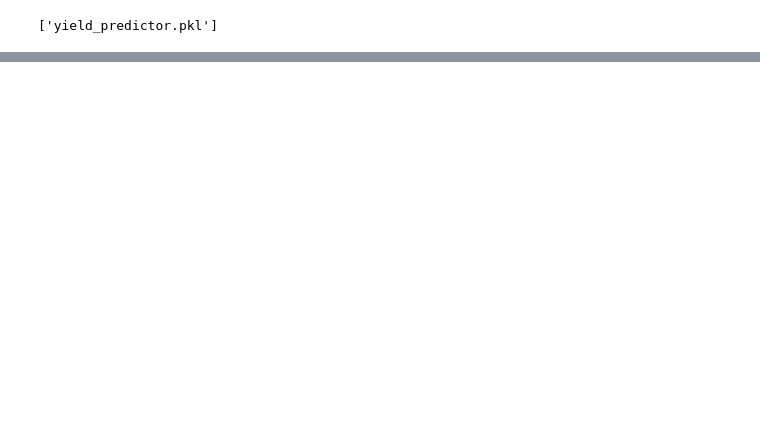
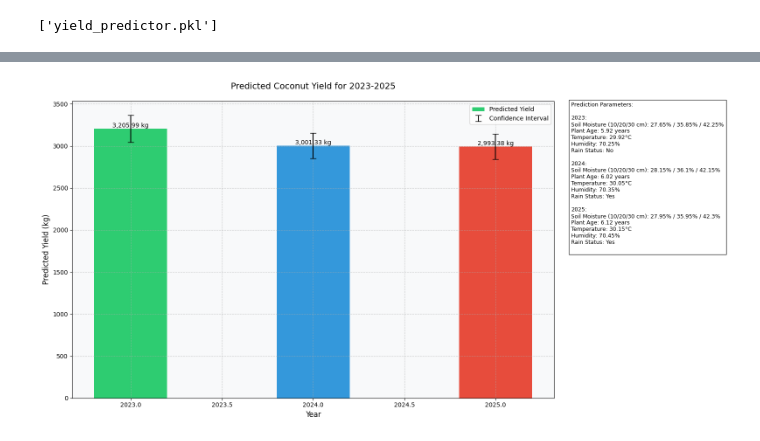
Before and after one commit to thanujaD00/Research_Procjct, a Jupyter notebook: CoconutYieldPrediction/model training for yield.ipynb, the cells around one changed output, grey strips where cells are left out. Cells and saved outputs as stored; diff of their text form; code cells hidden in the pictures; blank space fills up the shorter version.

```diff
--- a/CoconutYieldPrediction/model training for yield.ipynb
+++ b/CoconutYieldPrediction/model training for yield.ipynb
@@ -71,0 +52,92 @@ Predicted Oil Yield (kg): 3000.464019557043
+# %%
+import pandas as pd
+import numpy as np
+import matplotlib.pyplot as plt
+import joblib
+import seaborn as sns
+
+# Load the model
+loaded_model = joblib.load('yield_predictor.pkl')
+
+# Create future scenarios for next 3 years
+future_data = pd.DataFrame({
+    'Soil Moisture (10 cm) (%)': [27.65, 28.15, 27.95],  # Slight variations
+    'Soil Moisture (20 cm) (%)': [35.85, 36.10, 35.95],
+    'Soil Moisture (30 cm) (%)': [42.25, 42.15, 42.30],
+    'Plant Age (years)': [5.92, 6.02, 6.12],             # Increasing age
+    'Temperature (°C)': [29.92, 30.05, 30.15],           # Slight temperature increase
+    'Humidity (%)': [70.25, 70.35, 70.45],
+    'Rain Status (0/1)': [0, 1, 1],                      # Varying rain conditions
+})
+
+# Get predictions for next 3 years
+predicted_yields = loaded_model.predict(future_data)
+
+# Create the visualization
+plt.figure(figsize=(12, 8))
+
+# Create bar plot
+years = [2023, 2024, 2025]
+colors = ['#2ecc71', '#3498db', '#e74c3c']  # Different color for each year
+bars = plt.bar(years, predicted_yields, color=colors, width=0.4)
+
+# Add value labels on top of bars
+for bar in bars:
+    height = bar.get_height()
+    plt.text(bar.get_x() + bar.get_width()/2., height,
+             f'{height:,.2f} kg',
+             ha='center', va='bottom')
+
+# Customize the plot
+plt.title('Predicted Coconut Yield for 2023-2025', pad=20, size=14)
+plt.xlabel('Year', size=12)
+plt.ylabel('Predicted Yield (kg)', size=12)
+plt.grid(axis='y', linestyle='--', alpha=0.7)
+
+# Add parameters table
+parameter_text = "Prediction Parameters:\n"
+for year, params in zip(years, future_data.to_dict('records')):
+    parameter_text += f"\n{year}:\n"
+    parameter_text += f"Soil Moisture (10/20/30 cm): {params['Soil Moisture (10 cm) (%)']}% / {params['Soil Moisture (20 cm) (%)']}% / {params['Soil Moisture (30 cm) (%)']}%\n"
+    parameter_text += f"Plant Age: {params['Plant Age (years)']} years\n"
+    parameter_text += f"Temperature: {params['Temperature (°C)']}°C\n"
+    parameter_text += f"Humidity: {params['Humidity (%)']}%\n"
+    parameter_text += f"Rain Status: {'Yes' if params['Rain Status (0/1)'] == 1 else 'No'}\n"
+
+plt.figtext(1.02, 0.5, parameter_text, fontsize=9,
+            bbox=dict(facecolor='white', alpha=0.8))
+
+# Add confidence intervals (assuming 5% variation)
+confidence_range = predicted_yields * 0.05
+plt.errorbar(years, predicted_yields,
+             yerr=confidence_range,
+             capsize=5,
+             color='black',
+             fmt='none',
+             label='Confidence Range (±5%)')
+
+# Enhance visual appeal
+plt.gca().set_facecolor('#f8f9fa')
+plt.grid(True, linestyle='--', alpha=0.6)
+
+# Set y-axis to start from 0
+plt.ylim(bottom=0)
+
+# Add legend
+plt.legend(['Predicted Yield', 'Confidence Interval'])
+
+# Adjust layout to prevent text cutoff
+plt.tight_layout()
+
+# Show the plot
+plt.show()
+
+# Print the numerical predictions
+print("\nPredicted Coconut Yields:")
+for year, yield_val in zip(years, predicted_yields):
+    conf_range = yield_val * 0.05
+    print(f"\n{year}:")
+    print(f"Predicted Yield: {yield_val:,.2f} kg")
+    print(f"Confidence Range: {yield_val-conf_range:,.2f} - {yield_val+conf_range:,.2f} kg")
+# %% [output]
+[figure, added]
```
Also changed, not shown: parts of 5 cells of this notebook, 5 other files.
